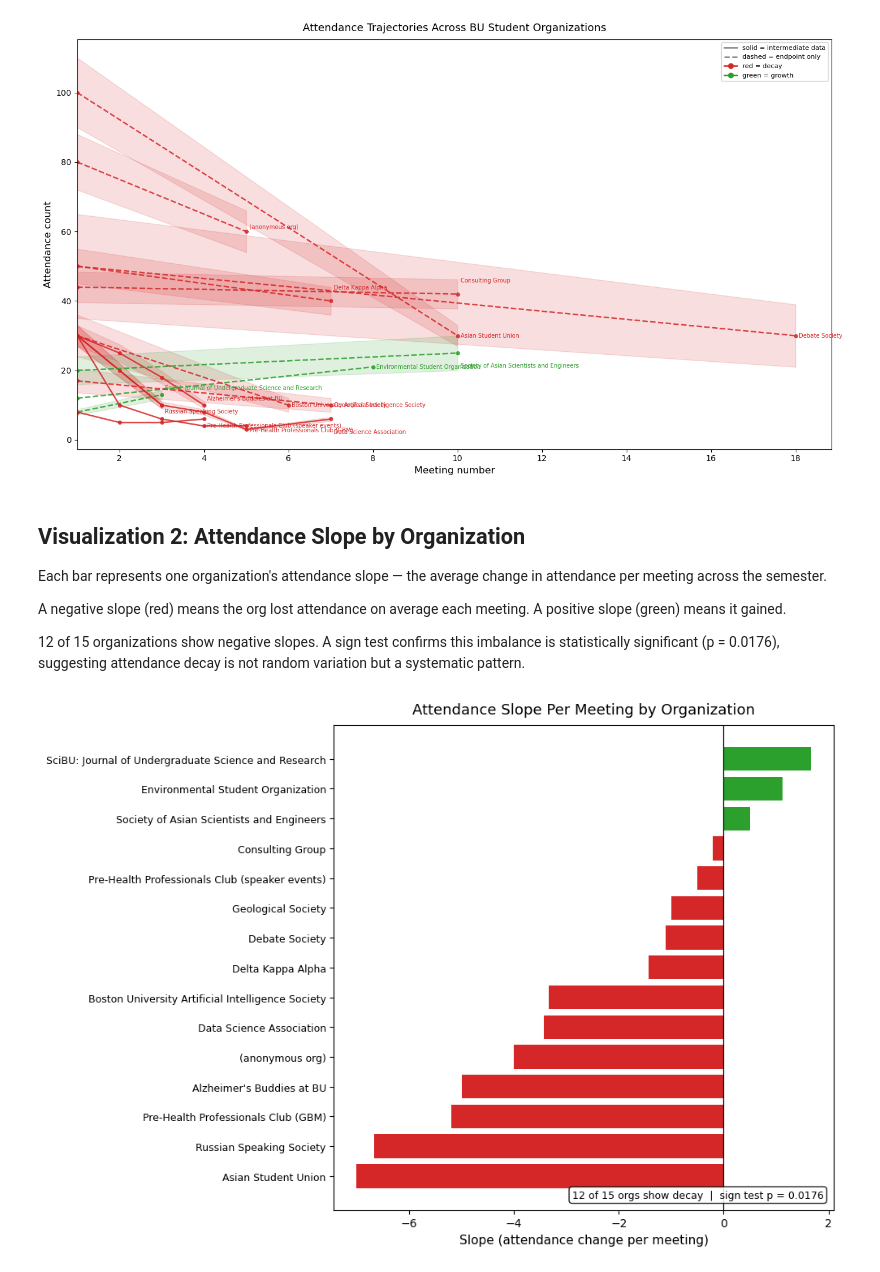
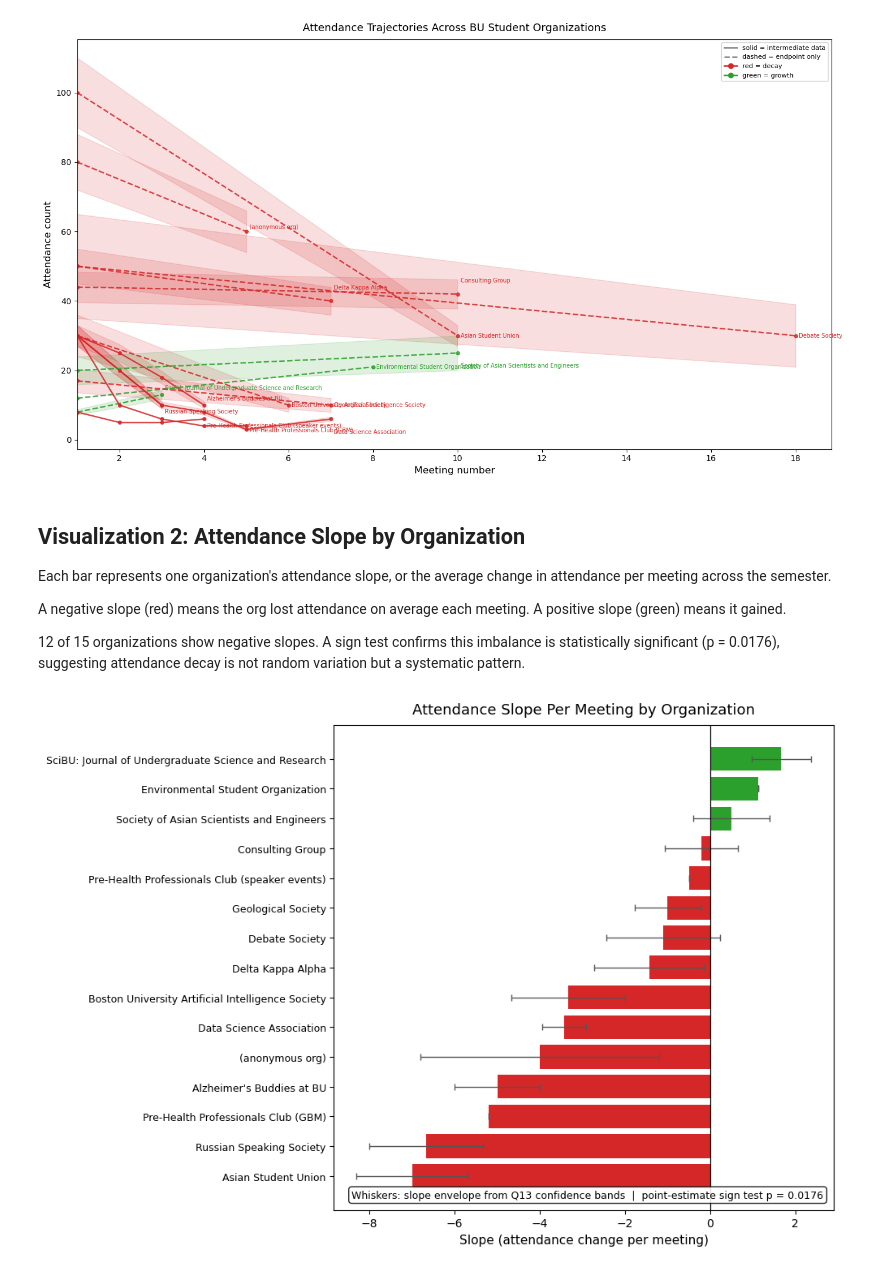
Before and after one commit to isun3071/attendance-decay-curve, a Jupyter notebook: adc.ipynb, the cells around one changed output. Saved outputs shown, nothing was run; the diff lists cells and outputs as text; code cells hidden in the pictures.

```diff
--- a/adc.ipynb
+++ b/adc.ipynb
@@ -19,6 +19,16 @@ import numpy as np
 import matplotlib.pyplot as plt
 
 CSV_PATH = "Attendance Dynamics in BU Student Organizations (Research Survey)_April 17, 2026_12.22.csv"
+
+# Per-respondent confidence band fractions, derived from Q13.
+# These propagate as ± envelopes through every downstream visualization
+# and into the sign test and regression robustness checks.
+CONFIDENCE_BAND = {
+    "Exact counts from sign-in logs": 0.0,
+    "Estimated but close": 0.10,
+    "Rough estimate": 0.20,
+    "Very rough estimate": 0.30,
+}
 
 df_raw = pd.read_csv(CSV_PATH, skiprows=[1, 2])
 df_finished = df_raw[df_raw["Finished"].astype(str).str.lower() == "true"].copy()
@@ -42,7 +52,12 @@ ph_mask_spk = (df_rec["Q1"] == "Pre-Health Professionals Club") & (df_rec["Q6"]
 df_rec.loc[ph_mask_gbm, "Q1"] = "Pre-Health Professionals Club (GBM)"
 df_rec.loc[ph_mask_spk, "Q1"] = "Pre-Health Professionals Club (speaker events)"
 
+# Confidence band fraction per org. Default ±10% if Q13 is missing or unrecognized.
+df_rec["band_frac"] = df_rec["Q13"].map(
+    lambda v: CONFIDENCE_BAND.get(str(v).strip(), 0.10)
+)
+
 print(f"Loaded {len(df_rec)} recurring orgs")
-df_rec[["Q1", "Q2", "Q6", "Q7", "Q8", "Q13"]]
+df_rec[["Q1", "Q2", "Q6", "Q7", "Q8", "Q13", "band_frac"]]
 # %% [output]
 Loaded 15 recurring orgs
@@ -190,8 +198,7 @@ plt.show()
 # %% [markdown]
 ## Visualization 2: Attendance Slope by Organization
 
-Each bar represents one organization's attendance slope —
-the average change in attendance per meeting across the semester.
+Each bar represents one organization's attendance slope, or the average change in attendance per meeting across the semester.
 
 A negative slope (red) means the org lost attendance on average
 each meeting. A positive slope (green) means it gained.
@@ -201,27 +208,42 @@ this imbalance is statistically significant (p = 0.0176), suggesting
 attendance decay is not random variation but a systematic pattern.
 # %%
 df_rec["slope"] = (df_rec["Q8"] - df_rec["Q7"]) / df_rec["Q6"]
+
+# Slope envelope under each org's Q13-derived band on Q7 and Q8.
+# Worst-case sign for the slope: numerator extremes minimize / maximize Q8 - Q7.
+df_rec["slope_min"] = (
+    df_rec["Q8"] * (1 - df_rec["band_frac"]) - df_rec["Q7"] * (1 + df_rec["band_frac"])
+) / df_rec["Q6"]
+df_rec["slope_max"] = (
+    df_rec["Q8"] * (1 + df_rec["band_frac"]) - df_rec["Q7"] * (1 - df_rec["band_frac"])
+) / df_rec["Q6"]
+
 ordered = df_rec.sort_values("slope").reset_index(drop=True)
 
 colors = ["#d62728" if s < 0 else "#2ca02c" for s in ordered["slope"]]
+err_lower = (ordered["slope"] - ordered["slope_min"]).values
+err_upper = (ordered["slope_max"] - ordered["slope"]).values
+xerr = np.array([err_lower, err_upper])
 
 fig, ax = plt.subplots(figsize=(10, 7))
-ax.barh(range(len(ordered)), ordered["slope"], color=colors)
+ax.barh(range(len(ordered)), ordered["slope"], color=colors,
+        xerr=xerr, ecolor="#555555",
+        error_kw=dict(elinewidth=1.0, capsize=3))
 ax.set_yticks(range(len(ordered)))
 ax.set_yticklabels(ordered["Q1"], fontsize=9)
 ax.axvline(0, color="black", linewidth=0.9)
 ax.set_xlabel("Slope (attendance change per meeting)", fontsize=11)
 ax.set_title("Attendance Slope Per Meeting by Organization", fontsize=13, pad=10)
 ax.annotate(
-    "12 of 15 orgs show decay  |  sign test p = 0.0176",
+    "Whiskers: slope envelope from Q13 confidence bands  |  point-estimate sign test p = 0.0176",
     xy=(0.98, 0.02), xycoords="axes fraction",
     fontsize=9, ha="right", va="bottom",
     bbox=dict(boxstyle="round,pad=0.3", facecolor="white", alpha=0.85),
 )
 plt.tight_layout()
 plt.show()
 # %% [output]
-[figure, old version]
+[figure, new version]
 # %% [markdown]
 ## Statistical Test: Sign Test on Slopes
 
```
Also changed, not shown: parts of 16 cells of this notebook, 1 other file.
